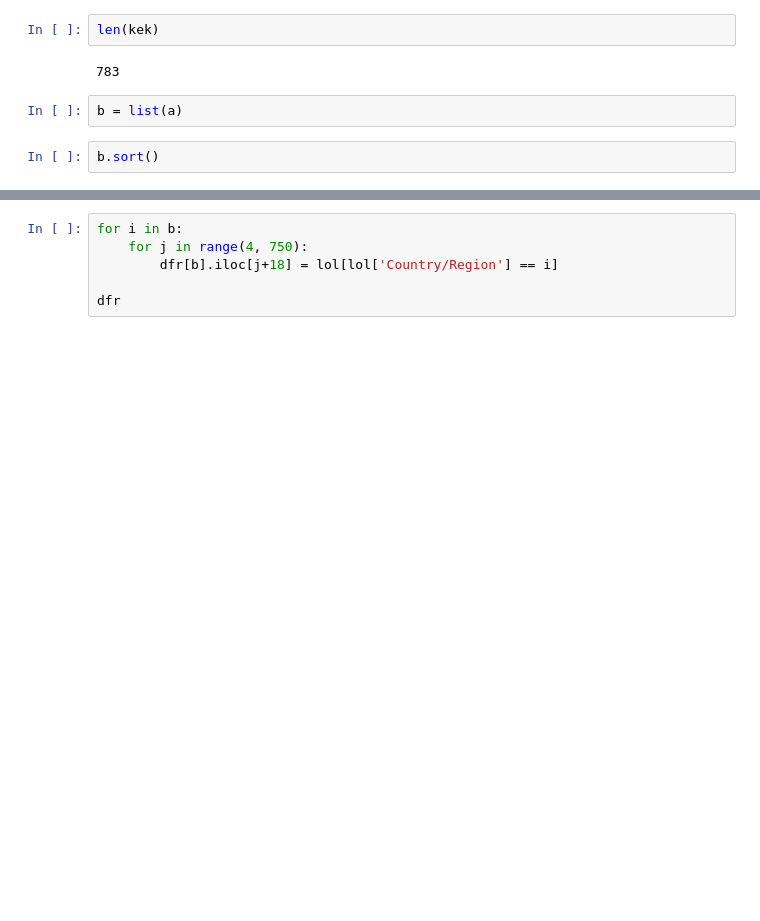
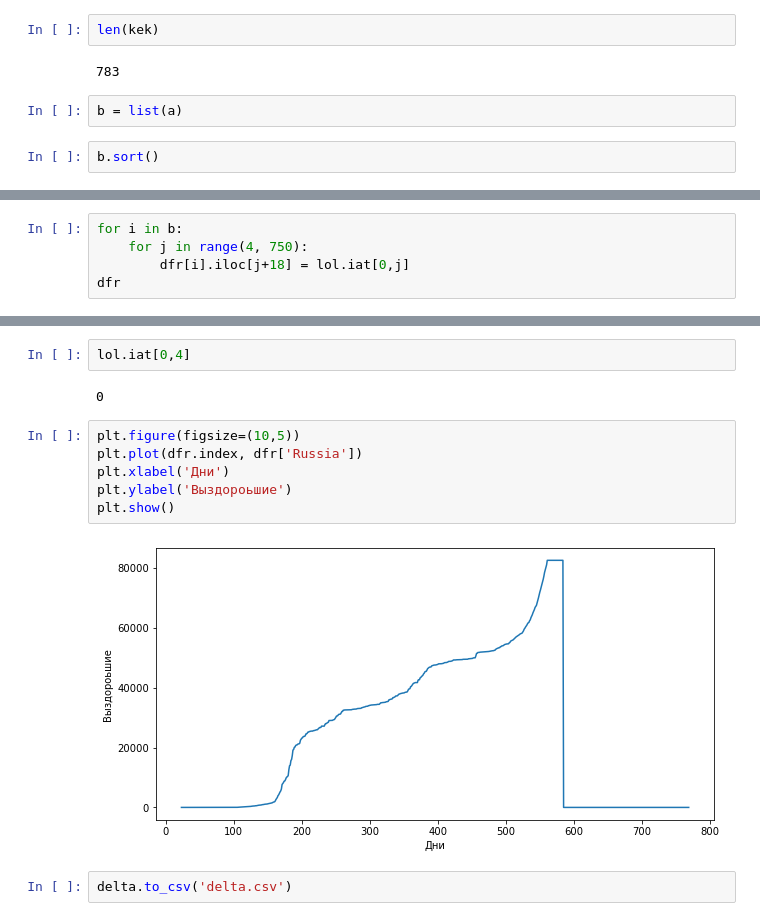
Before and after one commit to ZelshaR/Project, a Jupyter notebook: NoteBooks/Не опять, а снова - Игнат.ipynb, the cells around one changed output, grey strips where cells are left out. Saved outputs shown, nothing was run; the diff lists cells and outputs as text; blank space fills up the shorter version.

```diff
--- a/NoteBooks/Не опять, а снова - Игнат.ipynb
+++ b/NoteBooks/Не опять, а снова - Игнат.ipynb
@@ -111,0 +118,5 @@ b.sort()
+# %%
+for i in b:
+    for j in range(4, 750):
+        dfr[i].iloc[j+18] = lol.iat[0,j]
+dfr
@@ -118,6 +139,14 @@ lol[lol['Country/Region'] == b[0]]
-# %%
-for i in b:
-    for j in range(4, 750):
-        dfr[b].iloc[j+18] = lol[lol['Country/Region'] == i]
-
-dfr
+# %%
+lol.iat[0,4]
+# %% [output]
+0
+# %%
+plt.figure(figsize=(10,5))
+plt.plot(dfr.index, dfr['Russia'])
+plt.xlabel('Дни')
+plt.ylabel('Выздороьшие')
+plt.show()
+# %% [output]
+[figure, added]
+# %%
+delta.to_csv('delta.csv')
```
Also changed, not shown: parts of 3 cells of this notebook, 1 other file.
